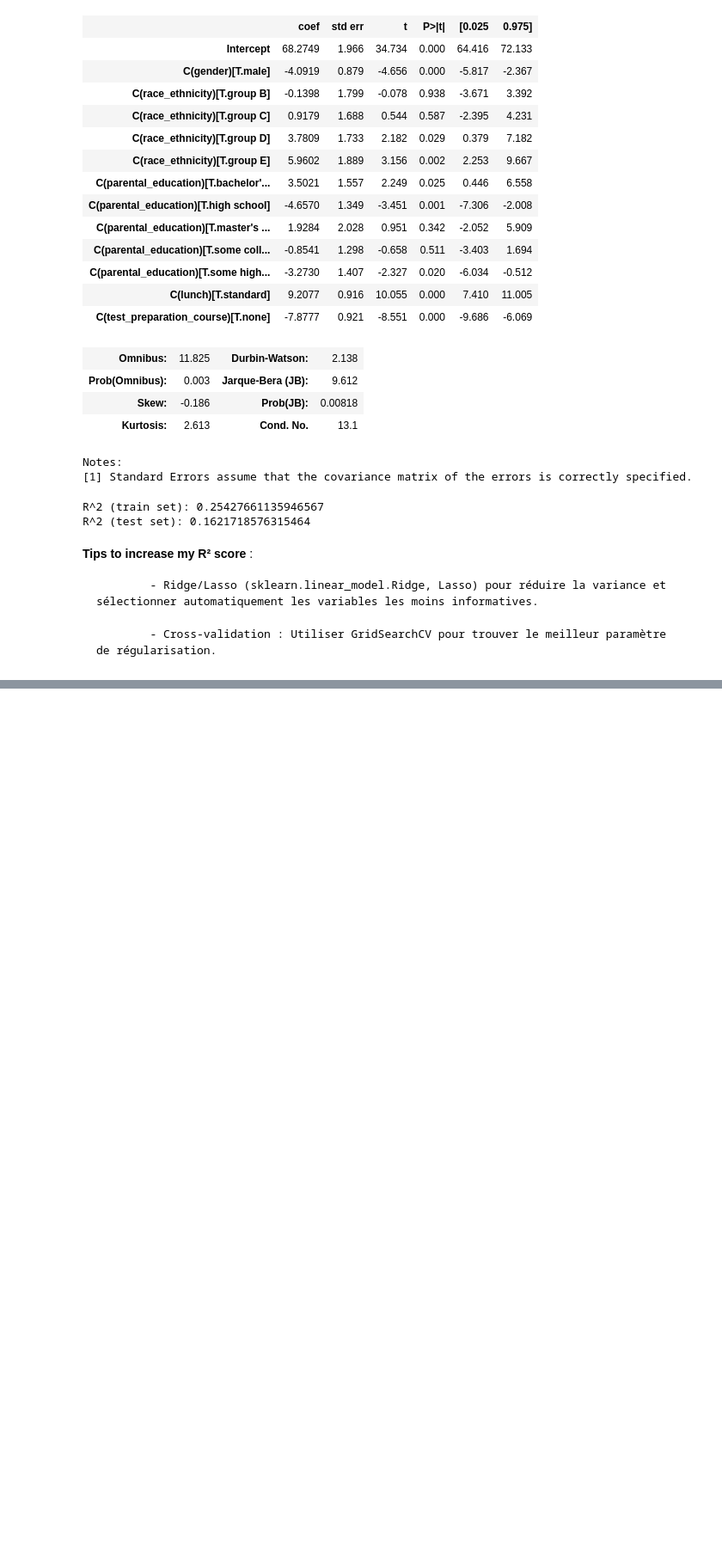
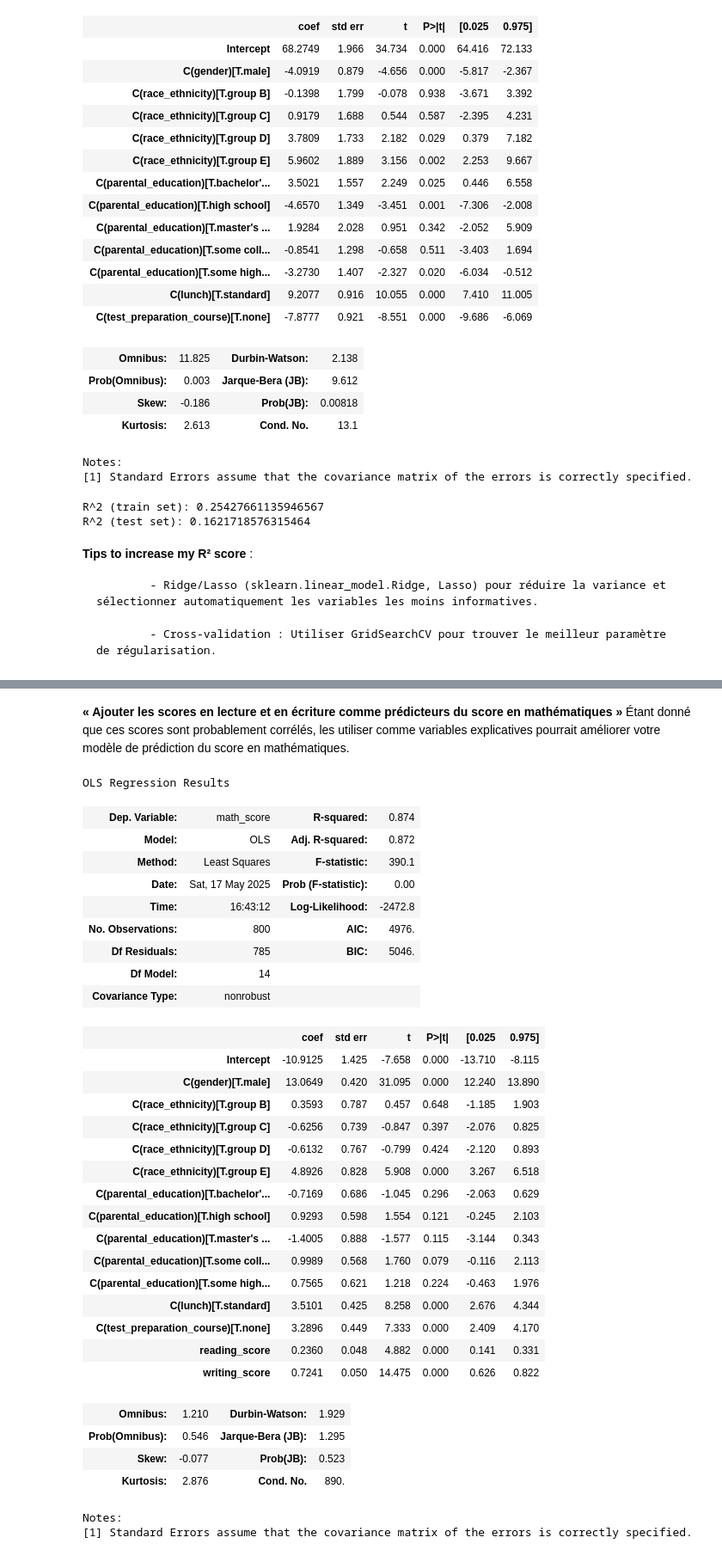
Before and after one commit to adam04-D/Simple-Linear-Regression-from-Scratch, a Jupyter notebook: reg-multipe/reg-mult.ipynb, the cells around one changed output, grey strips where cells are left out. Shown: that part at 86% size. Cells and saved outputs as stored; diff of their text form; code cells hidden in the pictures; blank space fills up the shorter version.

Commit message:
Regression model

```diff
--- a/reg-multipe/reg-mult.ipynb
+++ b/reg-multipe/reg-mult.ipynb
@@ -667,0 +707,42 @@ R^2 (test set): 0.1621718576315464
+# %% [markdown]
+
+**« Ajouter les scores en lecture et en écriture comme prédicteurs du score en mathématiques »**
+Étant donné que ces scores sont probablement corrélés, les utiliser comme variables explicatives pourrait améliorer votre modèle de prédiction du score en mathématiques.
+# %%
+# Create a model with other scores as predictors
+model_with_scores = sm.OLS.from_formula('math_score ~ C(gender) + C(race_ethnicity) + C(parental_education) + C(lunch) + C(test_preparation_course) + reading_score + writing_score', data=train)
+resultss4 = model_with_scores.fit()
+resultss4.summary()
+# %% [output]
+OLS Regression Results
+| Dep. Variable: | math_score | R-squared: | 0.874 |
+| Model: | OLS | Adj. R-squared: | 0.872 |
+| Method: | Least Squares | F-statistic: | 390.1 |
+| Date: | Sat, 17 May 2025 | Prob (F-statistic): | 0.00 |
+| Time: | 16:43:12 | Log-Likelihood: | -2472.8 |
+| No. Observations: | 800 | AIC: | 4976. |
+| Df Residuals: | 785 | BIC: | 5046. |
+| Df Model: | 14 |  |  |
+| Covariance Type: | nonrobust |  |  |
+|  | coef | std err | t | P>|t| | [0.025 | 0.975] |
+| Intercept | -10.9125 | 1.425 | -7.658 | 0.000 | -13.710 | -8.115 |
+| C(gender)[T.male] | 13.0649 | 0.420 | 31.095 | 0.000 | 12.240 | 13.890 |
+| C(race_ethnicity)[T.group B] | 0.3593 | 0.787 | 0.457 | 0.648 | -1.185 | 1.903 |
+| C(race_ethnicity)[T.group C] | -0.6256 | 0.739 | -0.847 | 0.397 | -2.076 | 0.825 |
+| C(race_ethnicity)[T.group D] | -0.6132 | 0.767 | -0.799 | 0.424 | -2.120 | 0.893 |
+| C(race_ethnicity)[T.group E] | 4.8926 | 0.828 | 5.908 | 0.000 | 3.267 | 6.518 |
+| C(parental_education)[T.bachelor'... | -0.7169 | 0.686 | -1.045 | 0.296 | -2.063 | 0.629 |
+| C(parental_education)[T.high school] | 0.9293 | 0.598 | 1.554 | 0.121 | -0.245 | 2.103 |
+| C(parental_education)[T.master's ... | -1.4005 | 0.888 | -1.577 | 0.115 | -3.144 | 0.343 |
+| C(parental_education)[T.some coll... | 0.9989 | 0.568 | 1.760 | 0.079 | -0.116 | 2.113 |
+| C(parental_education)[T.some high... | 0.7565 | 0.621 | 1.218 | 0.224 | -0.463 | 1.976 |
+| C(lunch)[T.standard] | 3.5101 | 0.425 | 8.258 | 0.000 | 2.676 | 4.344 |
+| C(test_preparation_course)[T.none] | 3.2896 | 0.449 | 7.333 | 0.000 | 2.409 | 4.170 |
+| reading_score | 0.2360 | 0.048 | 4.882 | 0.000 | 0.141 | 0.331 |
+| writing_score | 0.7241 | 0.050 | 14.475 | 0.000 | 0.626 | 0.822 |
+| Omnibus: | 1.210 | Durbin-Watson: | 1.929 |
+| Prob(Omnibus): | 0.546 | Jarque-Bera (JB): | 1.295 |
+| Skew: | -0.077 | Prob(JB): | 0.523 |
+| Kurtosis: | 2.876 | Cond. No. | 890. |
+Notes:
+[1] Standard Errors assume that the covariance matrix of the errors is correctly specified.
```
Also changed, not shown: parts of 12 cells of this notebook, 7 other files.
